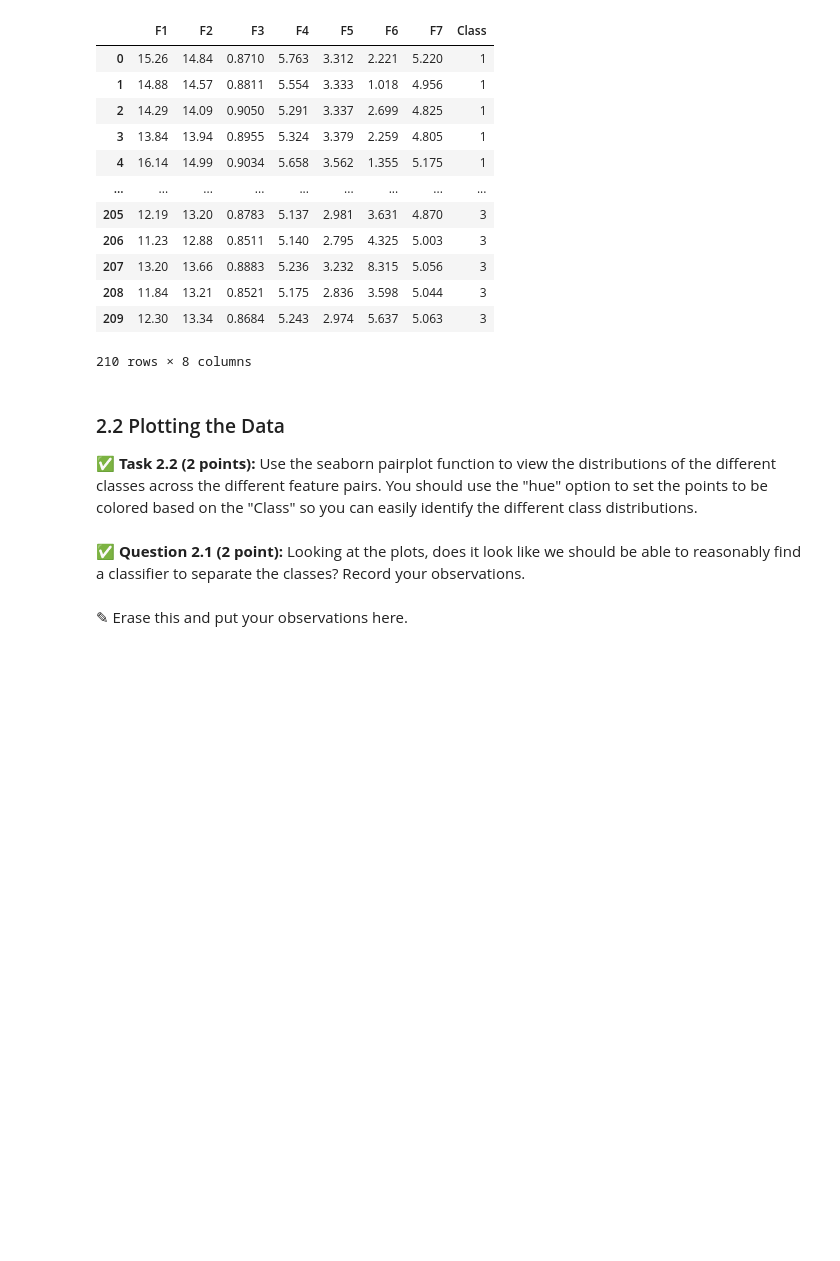
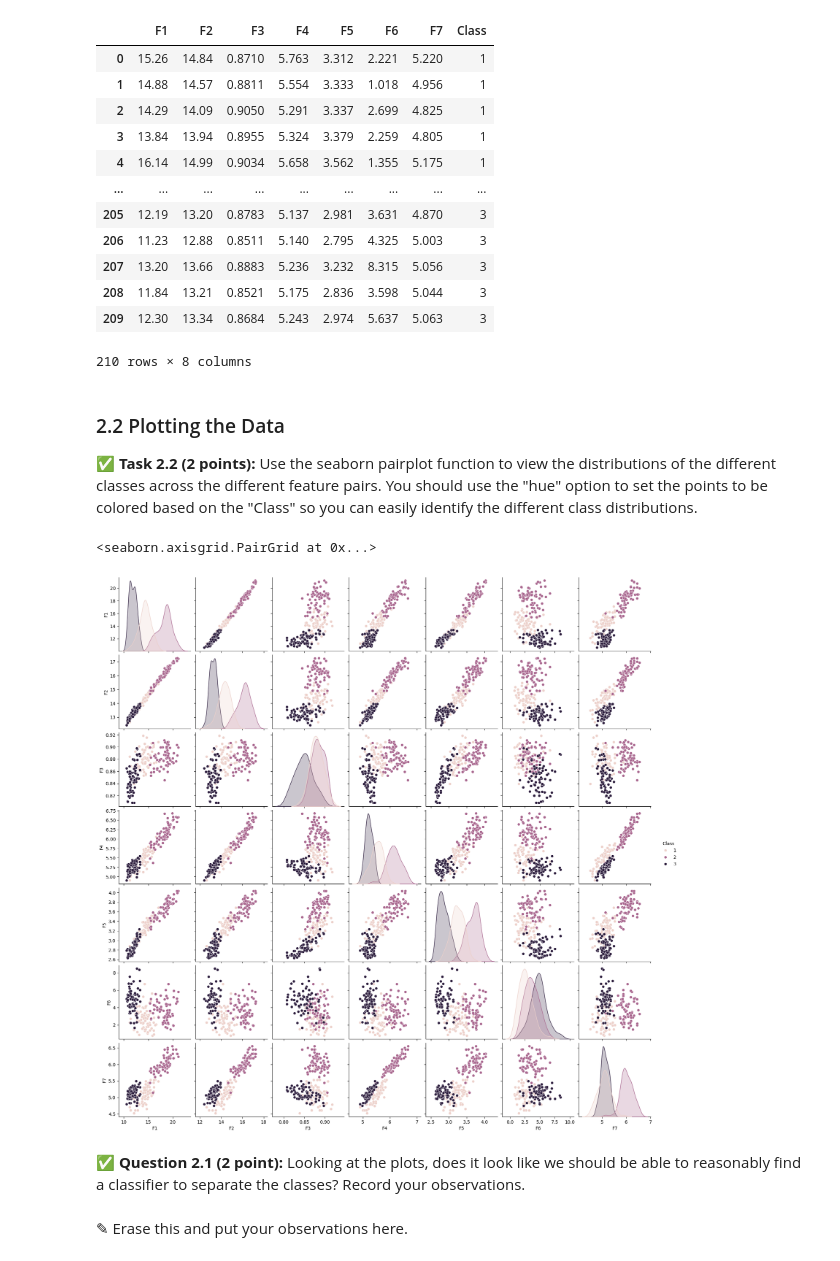
Before and after one commit to lowell-monis/cmse202, a Jupyter notebook: hw-04/HW-04_PerceptronSVMandPCA-STUDENT.ipynb, the cells around one changed output. Cells and saved outputs as stored; diff of their text form; code cells hidden in the pictures; blank space fills up the shorter version.

```diff
--- a/hw-04/HW-04_PerceptronSVMandPCA-STUDENT.ipynb
+++ b/hw-04/HW-04_PerceptronSVMandPCA-STUDENT.ipynb
@@ -112,3 +112,8 @@ seeds
+# %%
+sns.pairplot(seeds, hue = "Class")
+# %% [output]
+<seaborn.axisgrid.PairGrid at 0x...>
+[figure, added]
 # %% [markdown]
 &#9989; **Question 2.1 (2 point):** Looking at the plots, does it look like we should be able to reasonably find a classifier to separate the classes? Record your observations.
 # %% [markdown]
```
Also changed, not shown: parts of 2 cells of this notebook.
